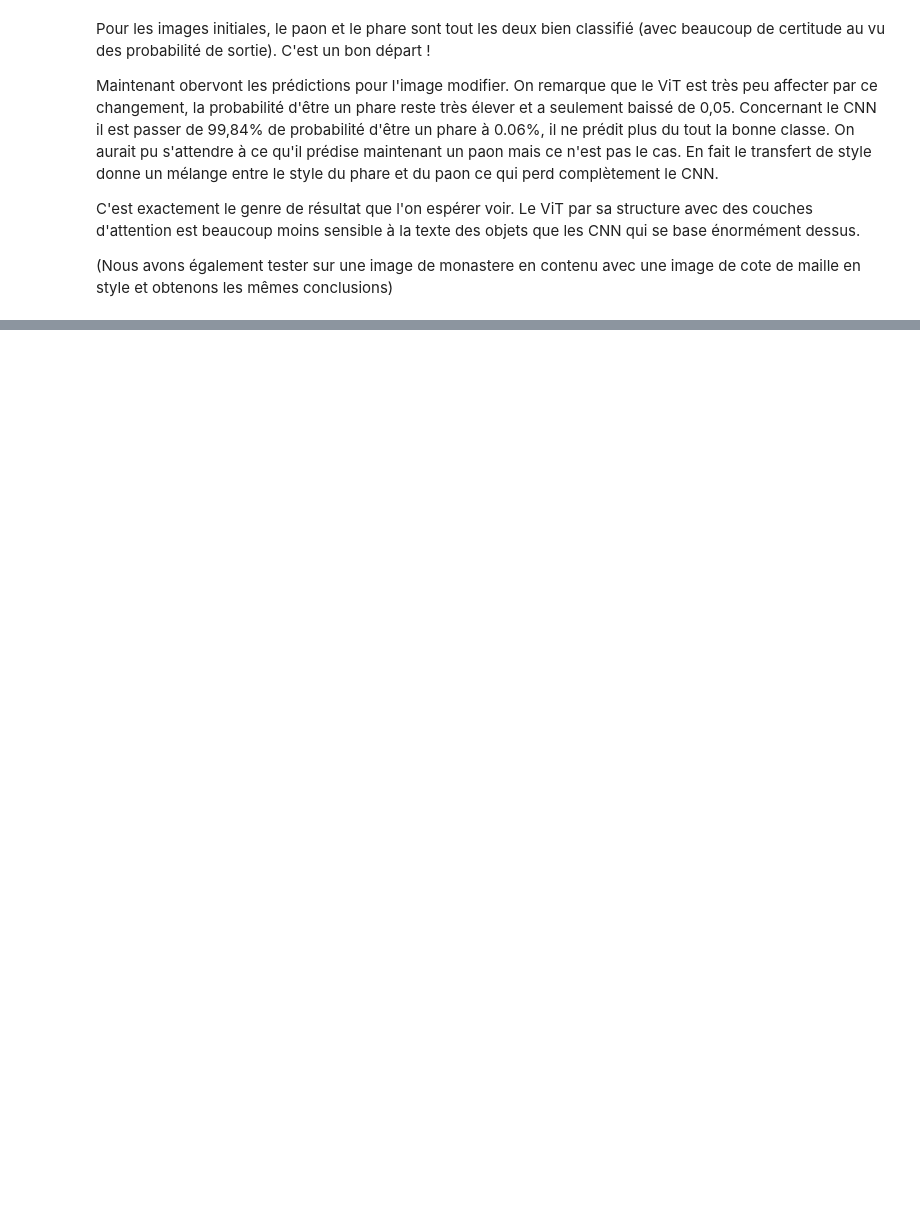
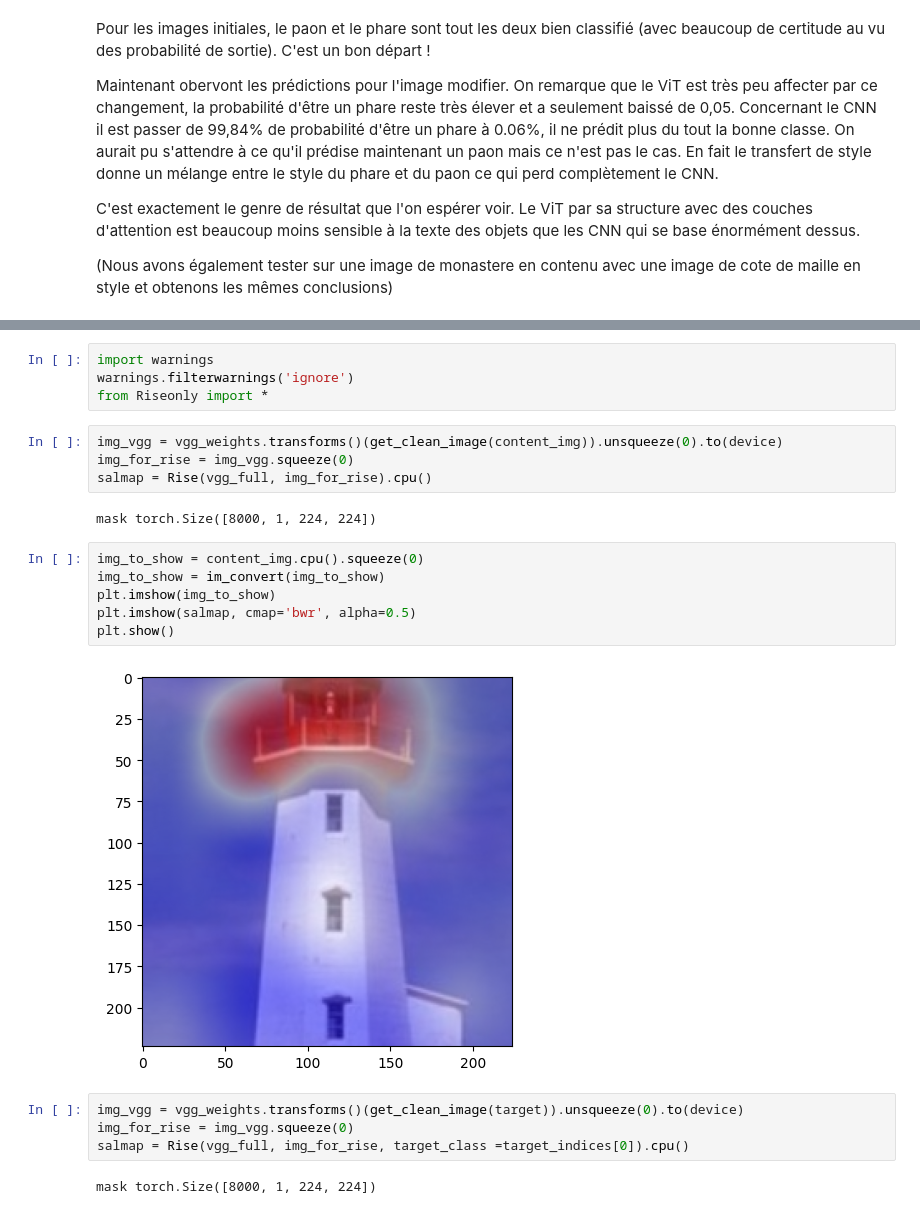
Before and after one commit to OctaveBorgard/ProjetHDDL, a Jupyter notebook: Projet3.ipynb, the cells around one changed output, grey strips where cells are left out. Saved outputs shown, nothing was run; the diff lists cells and outputs as text; blank space fills up the shorter version.

```diff
--- a/Projet3.ipynb
+++ b/Projet3.ipynb
@@ -876,0 +834,24 @@ C'est exactement le genre de résultat que l'on espérer voir. Le ViT par sa str
+# %%
+import warnings
+warnings.filterwarnings('ignore')
+from Riseonly import *
+# %%
+img_vgg = vgg_weights.transforms()(get_clean_image(content_img)).unsqueeze(0).to(device)
+img_for_rise = img_vgg.squeeze(0)
+salmap = Rise(vgg_full, img_for_rise).cpu()
+# %% [output]
+mask torch.Size([8000, 1, 224, 224])
+# %%
+img_to_show = content_img.cpu().squeeze(0)
+img_to_show = im_convert(img_to_show)
+plt.imshow(img_to_show)
+plt.imshow(salmap, cmap='bwr', alpha=0.5)
+plt.show()
+# %% [output]
+[figure, added]
+# %%
+img_vgg = vgg_weights.transforms()(get_clean_image(target)).unsqueeze(0).to(device)
+img_for_rise = img_vgg.squeeze(0)
+salmap = Rise(vgg_full, img_for_rise, target_class =target_indices[0]).cpu()
+# %% [output]
+mask torch.Size([8000, 1, 224, 224])
```
Also changed, not shown: parts of 49 cells of this notebook.
